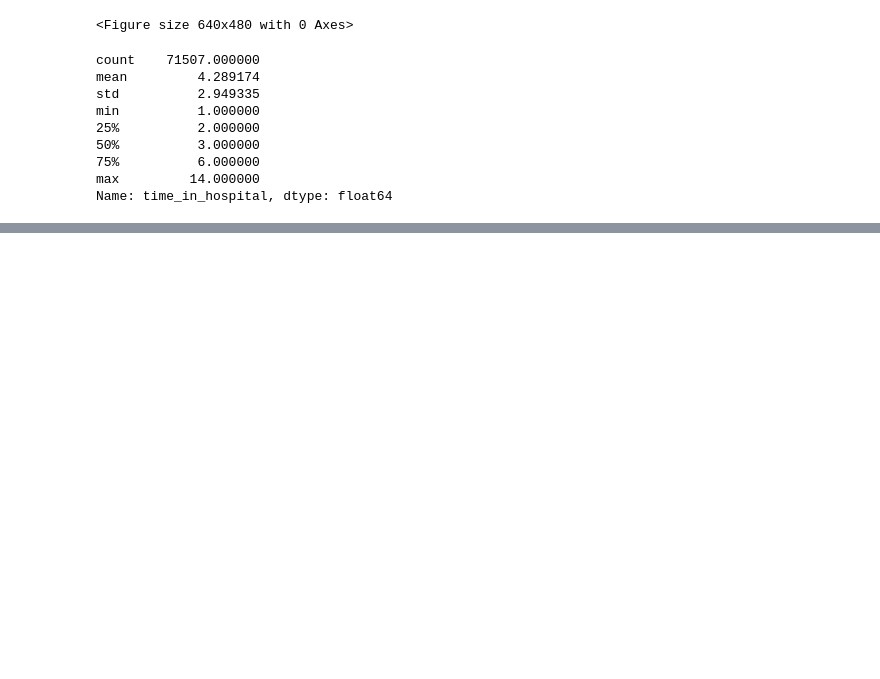
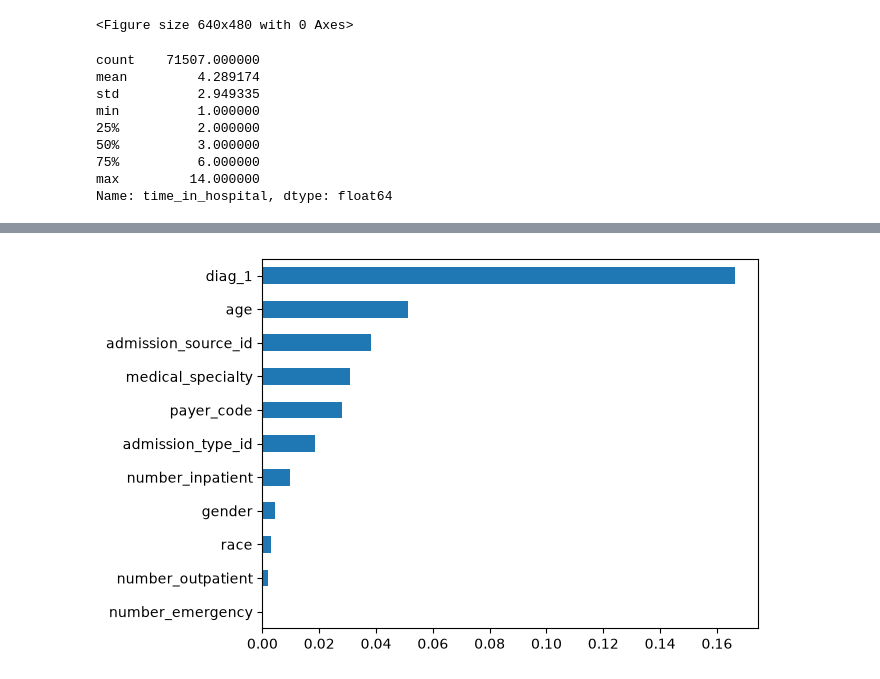
Before and after one commit to jettquitteau/diabetes_admission_length_prediction, a Jupyter notebook: diabetes_length_of_admission.ipynb, the cells around one changed output, grey strips where cells are left out. Saved outputs shown, nothing was run; the diff lists cells and outputs as text; code cells hidden in the pictures; blank space fills up the shorter version.

```diff
--- a/diabetes_length_of_admission.ipynb
+++ b/diabetes_length_of_admission.ipynb
@@ -350,0 +448,8 @@ Name: time_in_hospital, dtype: float64
+# %%
+# Feature importance based on permutation importance.
+r = permutation_importance(best_model, X_test, y_test, n_repeats=5, random_state=42,
+                           n_jobs=-1, scoring="neg_mean_absolute_error")
+pd.Series(r.importances_mean, index=X_test.columns).sort_values().plot.barh()
+plt.show()
+# %% [output]
+[figure, added]
```
Also changed, not shown: parts of 13 cells of this notebook, 1 other file.
